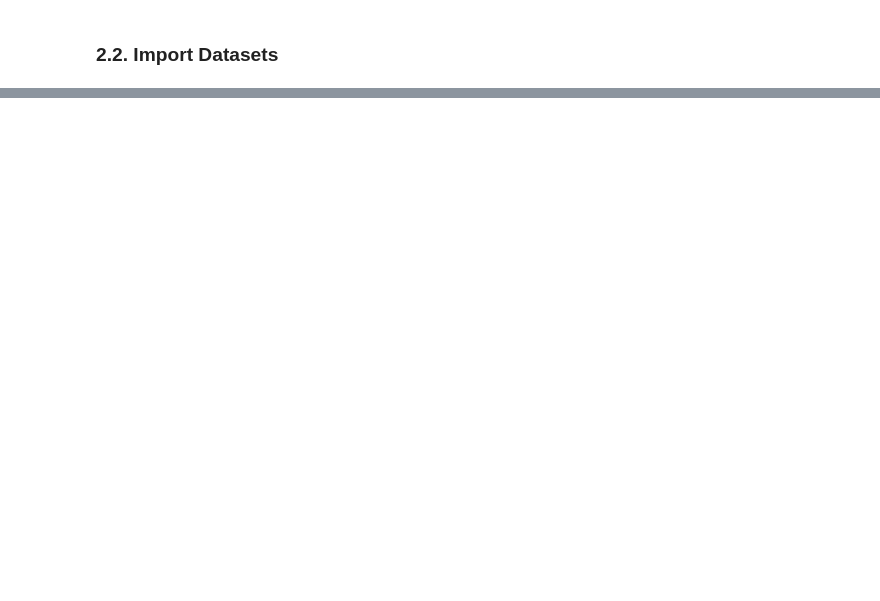
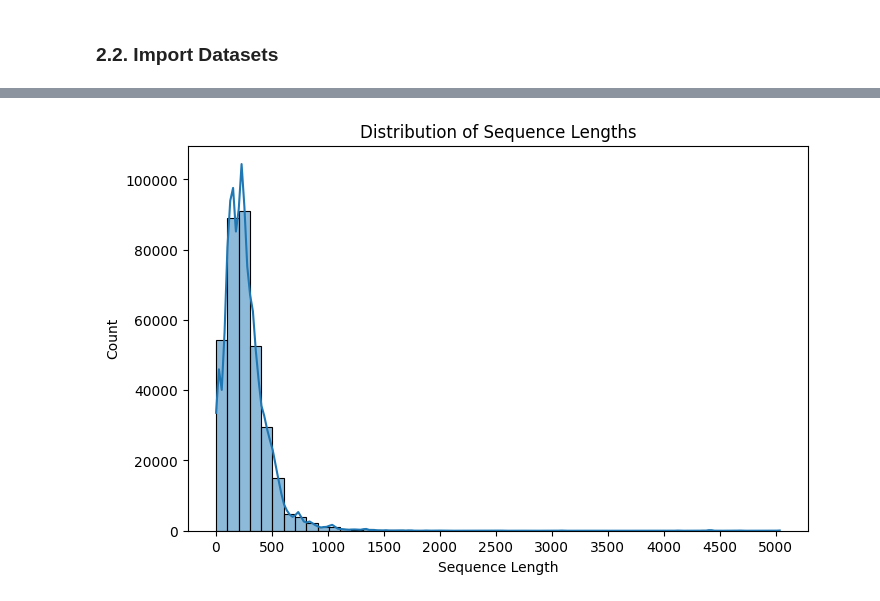
Before and after one commit to paul-london/Machine-Learning-Classification-of-Structural-Protein-Sequences-for-Drug-Discovery, a Jupyter notebook: Notebook.ipynb, the cells around one changed output, grey strips where cells are left out. Cells and saved outputs as stored; diff of their text form; code cells hidden in the pictures; blank space fills up the shorter version.

```diff
--- a/Notebook.ipynb
+++ b/Notebook.ipynb
@@ -164,0 +298,14 @@ data.head()
+# %%
+# Rename columns for readability and consistency
+# All lowercase and separate words with underscores
+data = data.rename(columns={
+    'structureId': 'structure_id',
+    'chainId': 'chain_id',
+    'sequence': 'sequence',
+    'residueCount': 'residue_count',
+    'macromoleculeType': 'macromolecule_type',
+    'classification': 'classification'
+})
+
+data.info()
+data.head()
@@ -164,0 +344,25 @@ data.head()
+# %%
+# Add new column
+data['sequence_length'] = data['sequence'].str.len()
+
+# Plot
+plt.figure(figsize=(8, 5))
+sns.histplot(data['sequence_length'], bins=50, kde=True)
+plt.title('Distribution of Sequence Lengths')
+plt.xlabel('Sequence Length')
+plt.xticks(ticks=range(0, 5500, 500))
+plt.ylabel('Count')
+plt.show()
+
+# Describe distribution
+data['sequence_length'].describe()
+
+# Create function
+def sequence_lengths(df):
+    df['sequence_length'] = df['sequence'].apply(len)
+    df['sequence_length'].hist(bins=50)
+    plt.xlabel('Sequence Length')
+    plt.ylabel('Number of Sequences')
+    plt.show()
+# %% [output]
+[figure, added]
```
Also changed, not shown: parts of 50 cells of this notebook.
